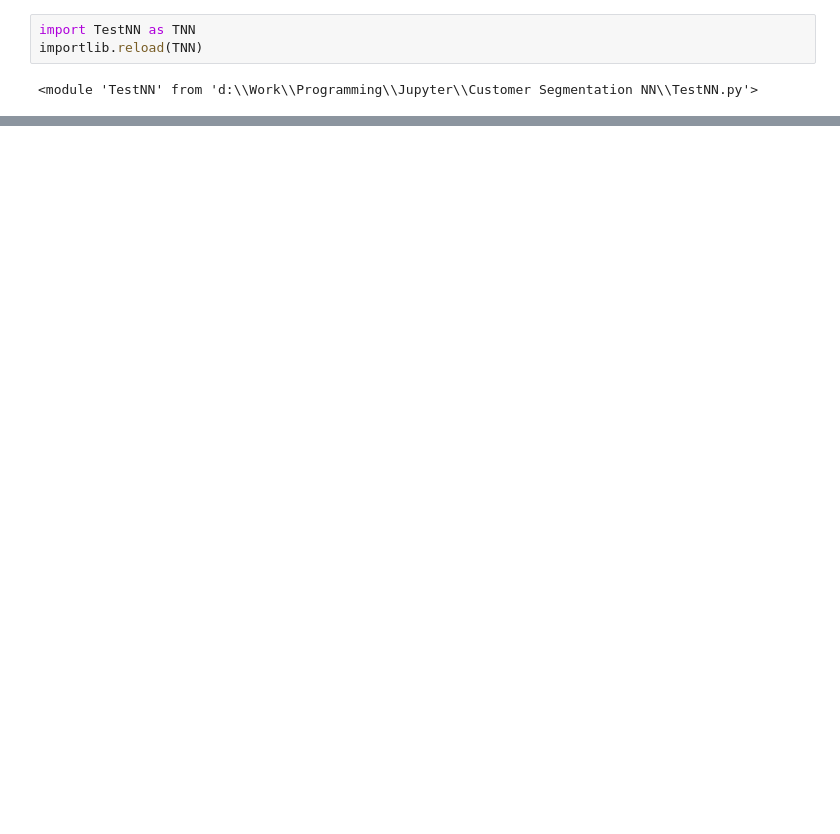
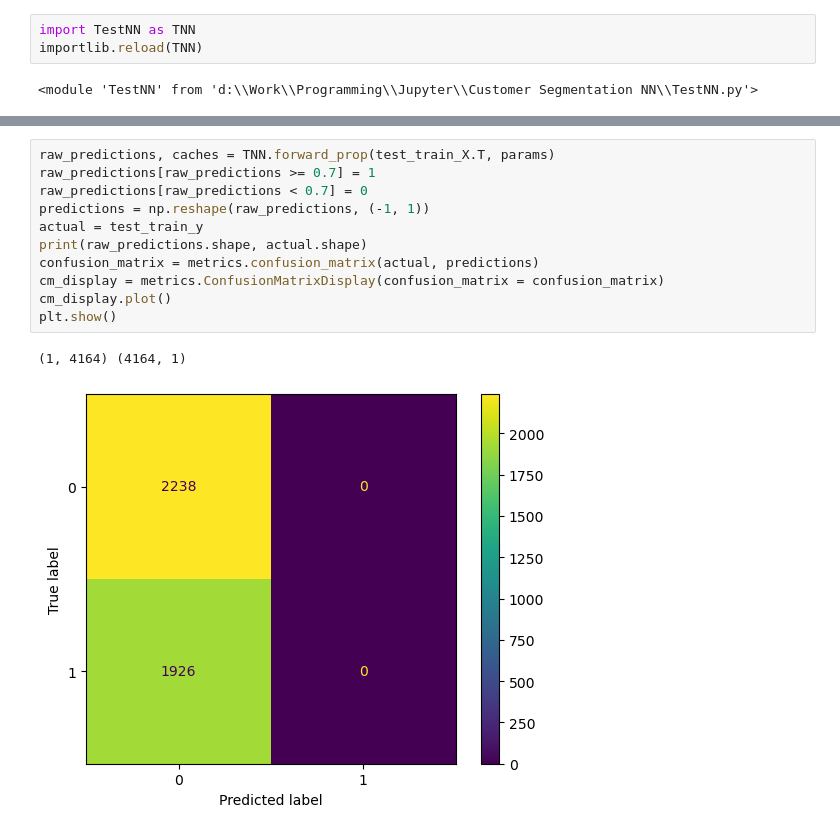
Before and after one commit to AsimWattoo/CustomerSegmentation_NN_Python, a Jupyter notebook: index.ipynb, the cells around one changed output, grey strips where cells are left out. Cells and saved outputs as stored; diff of their text form; blank space fills up the shorter version.

```diff
--- a/index.ipynb
+++ b/index.ipynb
@@ -174,0 +175,14 @@ ValueError: shapes (10,10) and (1,4164) not aligned: 10 (dim 1) != 1 (dim 0)
+# %%
+raw_predictions, caches = TNN.forward_prop(test_train_X.T, params)
+raw_predictions[raw_predictions >= 0.7] = 1
+raw_predictions[raw_predictions < 0.7] = 0
+predictions = np.reshape(raw_predictions, (-1, 1))
+actual = test_train_y
+print(raw_predictions.shape, actual.shape)
+confusion_matrix = metrics.confusion_matrix(actual, predictions)
+cm_display = metrics.ConfusionMatrixDisplay(confusion_matrix = confusion_matrix)
+cm_display.plot()
+plt.show()
+# %% [output]
+(1, 4164) (4164, 1)
+[figure, added]
```
Also changed, not shown: parts of 9 cells of this notebook, 1 other file.
